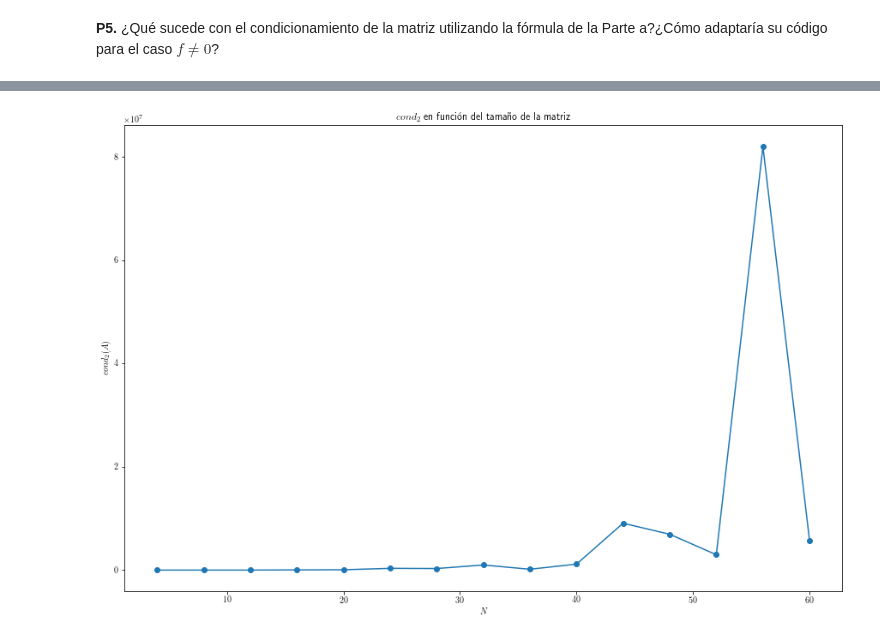
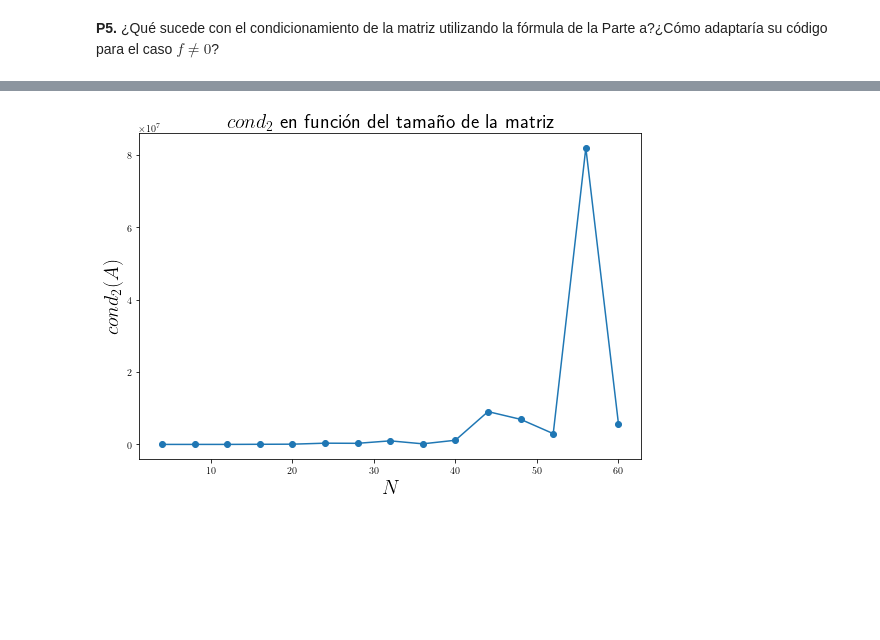
Before and after one commit to furrutiav/labs-edpn, a Jupyter notebook: lab1edpn/20220324152326E6B536140EDFF0__Enunciado___Lab1.ipynb, the cells around one changed output, grey strips where cells are left out. Drawn from its saved outputs; the diff is of its cells as text; code cells hidden in the pictures; blank space fills up the shorter version.

```diff
--- a/lab1edpn/20220324152326E6B536140EDFF0__Enunciado___Lab1.ipynb
+++ b/lab1edpn/20220324152326E6B536140EDFF0__Enunciado___Lab1.ipynb
@@ -705,16 +704,16 @@ plt.show()
 # %%
 params = {"N": [4*(k+1) for k in range(15)]}
 
 cond = []
 for N in params['N']:
     cond.append(cond_2_sparse_non_symmetric(Ahx(N)+Ahy(N)))
 
-fig = plt.figure(figsize=(3*5, 2*5))
+fig = plt.figure(figsize=(3*3, 2*3))
 plt.scatter(params['N'],cond)
 plt.plot(params['N'],cond)
-plt.xlabel('$N$')
-plt.ylabel('$cond_2(A)$')
-plt.title('$cond_2$ en función del tamaño de la matriz')
+plt.xlabel('$N$', size=20)
+plt.ylabel('$cond_2(A)$', size=20)
+plt.title('$cond_2$ en función del tamaño de la matriz', size=20)
 plt.show()
 # %% [output]
-[figure, old version]
+[figure, new version]
```
Also changed, not shown: parts of 5 cells of this notebook.
